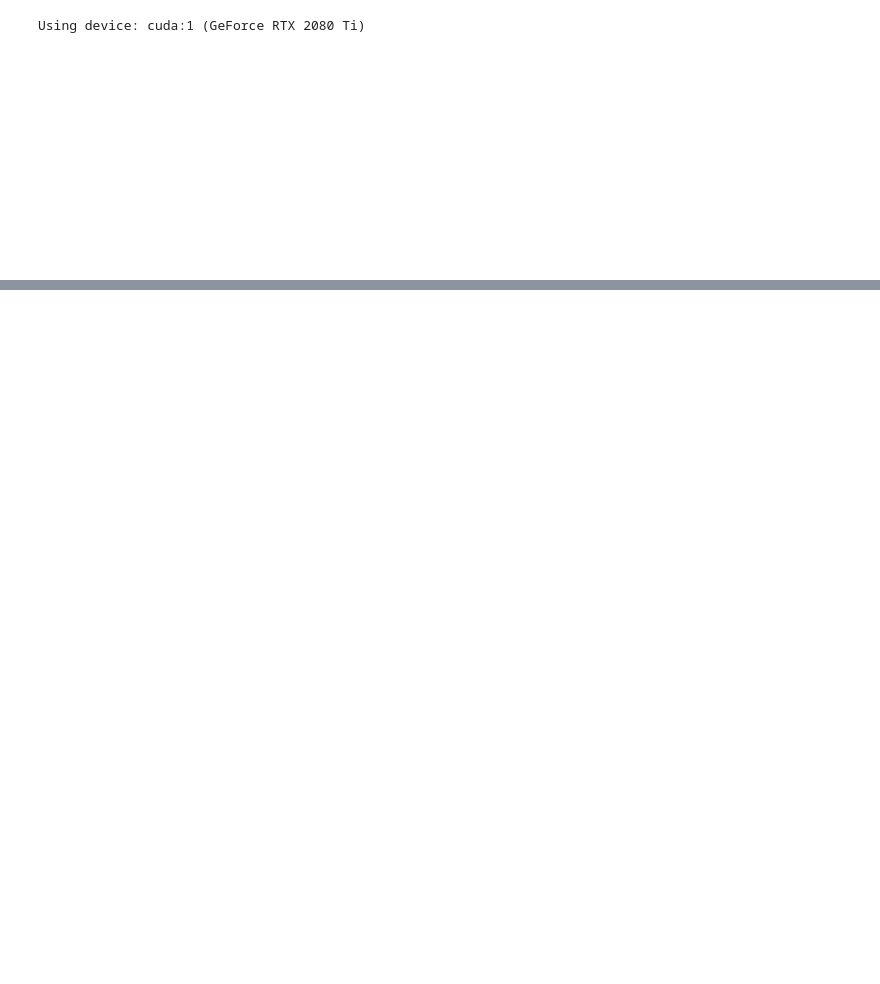
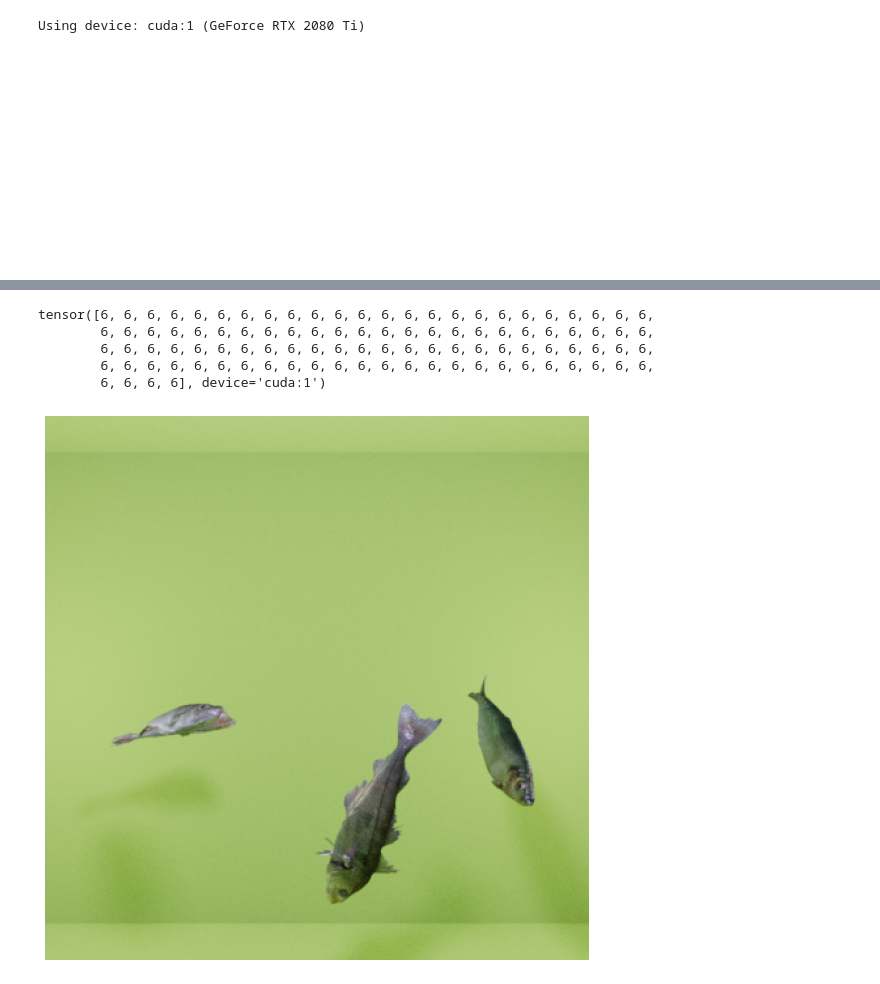
Before and after one commit to Napam/INF399-Master-DeepLearning, a Jupyter notebook: volume/DETRBook-TrainOnStandard2DData.ipynb, the cells around one changed output, grey strips where cells are left out. Saved outputs shown, nothing was run; the diff lists cells and outputs as text; code cells hidden in the pictures; blank space fills up the shorter version.

```diff
--- a/volume/DETRBook-TrainOnStandard2DData.ipynb
+++ b/volume/DETRBook-TrainOnStandard2DData.ipynb
@@ -103,8 +103,8 @@ DATASET_DIR = '/mnt/blendervol/objdet_std_data'
 SQL_TABLE = 'bboxes_std'
 WEIGHTS_DIR = 'fish_statedicts'
 BATCH_SIZE = 1
-LR = 2e-5
-NUM_CLASSES=6
+LR = 1e-5
+NUM_CLASSES=6+1
 NULL_CLASS_COEF=0.5
 # %%
 db_con = db.connect(f'file:{os.path.join(DATASET_DIR,"bboxes.db")}?mode=ro', uri=True)
@@ -265,20 +270,20 @@ losses = ['labels', 'boxes', 'cardinality']
 matcher = HungarianMatcher()
 criterion = SetCriterion(NUM_CLASSES-1, matcher, weight_dict, eos_coef = NULL_CLASS_COEF, losses=losses)
 criterion = criterion.to(device)
-optimizer = torch.optim.AdamW(model.parameters(), lr=LR)
+optimizer = torch.optim.AdamW(model.parameters(), lr=2e-5)
 
-traingen = TorchStandardDataset(DATASET_DIR, SQL_TABLE, BATCH_SIZE, shuffle=False, imgnrs=range(0,100))
-valgen = TorchStandardDataset(DATASET_DIR, SQL_TABLE, BATCH_SIZE, shuffle=False, imgnrs=range(100,200))
+traingen = TorchStandardDataset(DATASET_DIR, SQL_TABLE, BATCH_SIZE, shuffle=False, imgnrs=range(0,32))
+valgen = TorchStandardDataset(DATASET_DIR, SQL_TABLE, BATCH_SIZE, shuffle=False, imgnrs=range(32,48))
 
 trainloader = DataLoader(
     dataset=traingen,
-    batch_size=4,
+    batch_size=8,
     collate_fn=lambda x: tuple(zip(*x)),
 )
 
 valloader = DataLoader(
     dataset=valgen,
-    batch_size=4,
+    batch_size=8,
     collate_fn=lambda x: tuple(zip(*x)),
 )
 
@@ -289,5 +294,6 @@ train_model(
     criterion,
     optimizer,
     n_epochs=8,
-    device=device
+    device=device,
+    save_best=False
 )
@@ -302,3 +300,64 @@ torch.save(statedicts, 'loldoll.pth')
+# %%
+def box_cxcywh_to_xyxy(x: torch.Tensor):
+    x_c, y_c, w, h = x.unbind(1)
+    b = [(x_c - 0.5 * w), (y_c - 0.5 * h),
+         (x_c + 0.5 * w), (y_c + 0.5 * h)]
+    return torch.stack(b, dim=1)
+
+
+def plot_results(img: Image.Image, classes: Iterable, boxes: Iterable):
+    fig, ax = plt.subplots(figsize=(16,10))
+    plt.imshow(img)
+
+    if len(boxes) != 0:
+        h, w = img.shape[:2]
+        boxes = box_cxcywh_to_xyxy(boxes)
+        boxes[:,[0,2]] *= w
+        boxes[:,[1,3]] *= h
+
+        for cls, (xmin, ymin, xmax, ymax) in zip(classes, boxes):
+            ax.add_patch(plt.Rectangle((xmin, ymin), xmax - xmin, ymax - ymin,
+                                       fill=False, color='cyan', linewidth=3))
+            try:
+                ax.text(xmin, ymin, CLASSES[cls], fontsize=11, bbox=dict(facecolor='cyan', alpha=0.9))
+            except:
+                pass
+
+    plt.axis('off')
+    plt.show()
+
+
+def postprocess(logits: torch.Tensor, boxes: torch.Tensor):
+    keepmask = logits.softmax(-1)[:,:-1].max(-1)[0] > 0.7
+    if any(keepmask) == False:
+        return torch.Tensor(), torch.Tensor()
+    return logits[keepmask].argmax(-1), boxes[keepmask]
+
+
+
+def eval_model(model, image):
+    with torch.no_grad():
+        model.eval()
+
+        output = model([image.to(device)])
+
+        boxes = output['pred_boxes'][0]
+        logits = output['pred_logits'][0]
+        print(logits.argmax(-1))
+
+        logits_, boxes_ = postprocess(logits, boxes)
+
+        plot_results(image.numpy().transpose((1,2,0)), logits_, boxes_)
+
+x, y = traingen[0]
+eval_model(model, x)
+# %% [output]
+tensor([6, 6, 6, 6, 6, 6, 6, 6, 6, 6, 6, 6, 6, 6, 6, 6, 6, 6, 6, 6, 6, 6, 6, 6,
+        6, 6, 6, 6, 6, 6, 6, 6, 6, 6, 6, 6, 6, 6, 6, 6, 6, 6, 6, 6, 6, 6, 6, 6,
+        6, 6, 6, 6, 6, 6, 6, 6, 6, 6, 6, 6, 6, 6, 6, 6, 6, 6, 6, 6, 6, 6, 6, 6,
+        6, 6, 6, 6, 6, 6, 6, 6, 6, 6, 6, 6, 6, 6, 6, 6, 6, 6, 6, 6, 6, 6, 6, 6,
+        6, 6, 6, 6], device='cuda:1')
+[figure, added]
 # %% [markdown]
 <br/>
 <br/>
```
Also changed, not shown: parts of 5 cells of this notebook.
